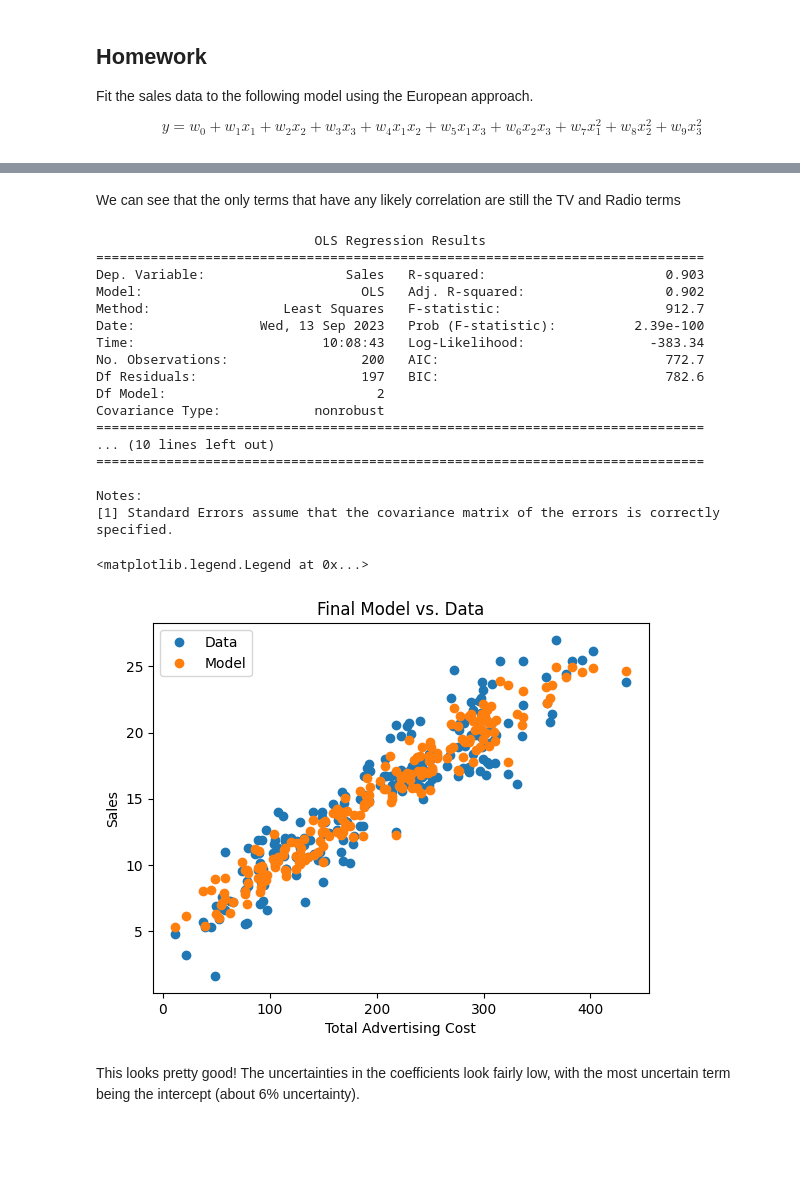
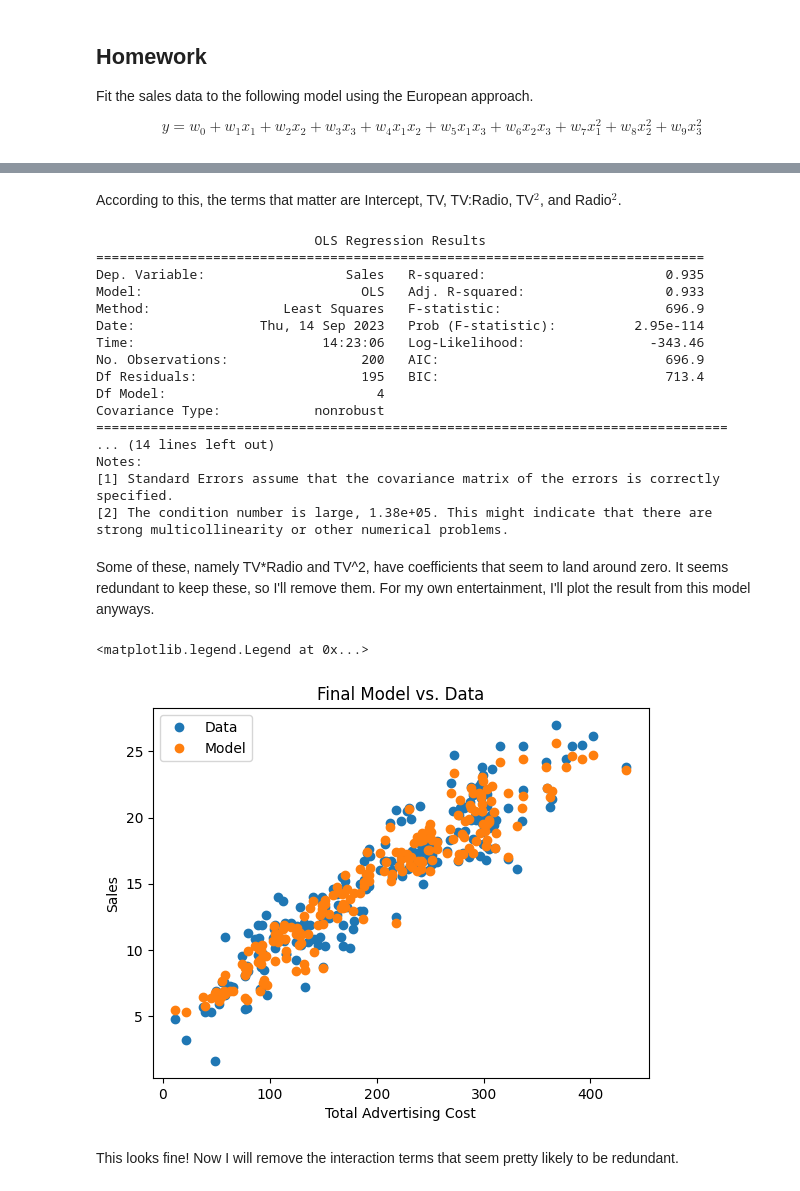
Before and after one commit to jakeb245/phys441, a Jupyter notebook: Assignments/question1.ipynb, the cells around one changed output, grey strips where cells are left out. Cells and saved outputs as stored; diff of their text form; code cells hidden in the pictures; blank space fills up the shorter version.

```diff
--- a/Assignments/question1.ipynb
+++ b/Assignments/question1.ipynb
@@ -252,41 +252,44 @@ Notes:
 [1] Standard Errors assume that the covariance matrix of the errors is correctly specified.
 [2] The condition number is large, 2.14e+05. This might indicate that there are
 strong multicollinearity or other numerical problems.
-# %% [markdown]
-We can see that the only terms that have any likely correlation are still the TV and Radio terms
+# %% [markdown]
+According to this, the terms that matter are Intercept, TV, TV:Radio, TV$^2$, and Radio$^2$.
+# %%
+model_f = smf.ols('Sales ~ TV + I(TV*Radio) + I(TV**2) + I(Radio**2)', data=advert)
+model_f = model_f.fit()
+sales_pred_f = model_f.predict()
+
+print(model_f.summary())
+# %% [output]
+                            OLS Regression Results
+==============================================================================
+Dep. Variable:                  Sales   R-squared:                       0.935
+Model:                            OLS   Adj. R-squared:                  0.933
+Method:                 Least Squares   F-statistic:                     696.9
+Date:                Thu, 14 Sep 2023   Prob (F-statistic):          2.95e-114
+Time:                        14:23:06   Log-Likelihood:                -343.46
+No. Observations:                 200   AIC:                             696.9
+Df Residuals:                     195   BIC:                             713.4
+Df Model:                           4
+Covariance Type:            nonrobust
+=================================================================================
+... (14 lines left out)
+Notes:
+[1] Standard Errors assume that the covariance matrix of the errors is correctly specified.
+[2] The condition number is large, 1.38e+05. This might indicate that there are
+strong multicollinearity or other numerical problems.
+# %% [markdown]
+Some of these, namely TV*Radio and TV^2, have coefficients that seem to land around zero. It seems redundant to keep these, so I'll remove them. For my own entertainment, I'll plot the result from this model anyways.
 # %%
-model_f = smf.ols('Sales ~ TV + Radio', data=advert)
-model_f = model_f.fit()
-sales_pred_f = model_f.predict()
-
-print(model_f.summary())
-
 fig = plt.figure()
 plt.plot(advert['TV'] + advert['Radio'] + advert['Newspaper'], advert['Sales'], 'o', label="Data")
 plt.plot(advert['TV'] + advert['Radio'] + advert['Newspaper'], sales_pred_f, 'o', label="Model")
 plt.xlabel("Total Advertising Cost")
 plt.ylabel("Sales")
 plt.title("Final Model vs. Data")
 plt.legend()
 # %% [output]
-                            OLS Regression Results
-==============================================================================
-Dep. Variable:                  Sales   R-squared:                       0.903
-Model:                            OLS   Adj. R-squared:                  0.902
-Method:                 Least Squares   F-statistic:                     912.7
-Date:                Wed, 13 Sep 2023   Prob (F-statistic):          2.39e-100
-Time:                        10:08:43   Log-Likelihood:                -383.34
-No. Observations:                 200   AIC:                             772.7
-Df Residuals:                     197   BIC:                             782.6
-Df Model:                           2
-Covariance Type:            nonrobust
-==============================================================================
-... (10 lines left out)
-==============================================================================
-
-Notes:
-[1] Standard Errors assume that the covariance matrix of the errors is correctly specified.
+<matplotlib.legend.Legend at 0x...>
-<matplotlib.legend.Legend at 0x...>
-[figure, old version]
+[figure, new version]
-# %% [markdown]
-This looks pretty good! The uncertainties in the coefficients look fairly low, with the most uncertain term being the intercept (about 6% uncertainty).
+# %% [markdown]
+This looks fine! Now I will remove the interaction terms that seem pretty likely to be redundant.
```
Also changed, not shown: parts of 6 cells of this notebook.
